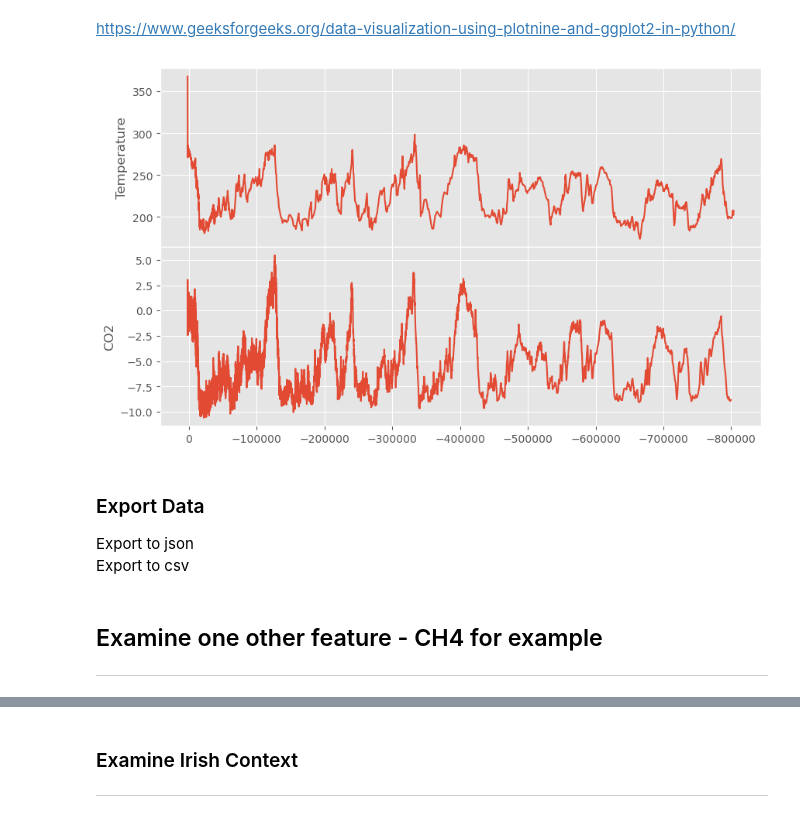
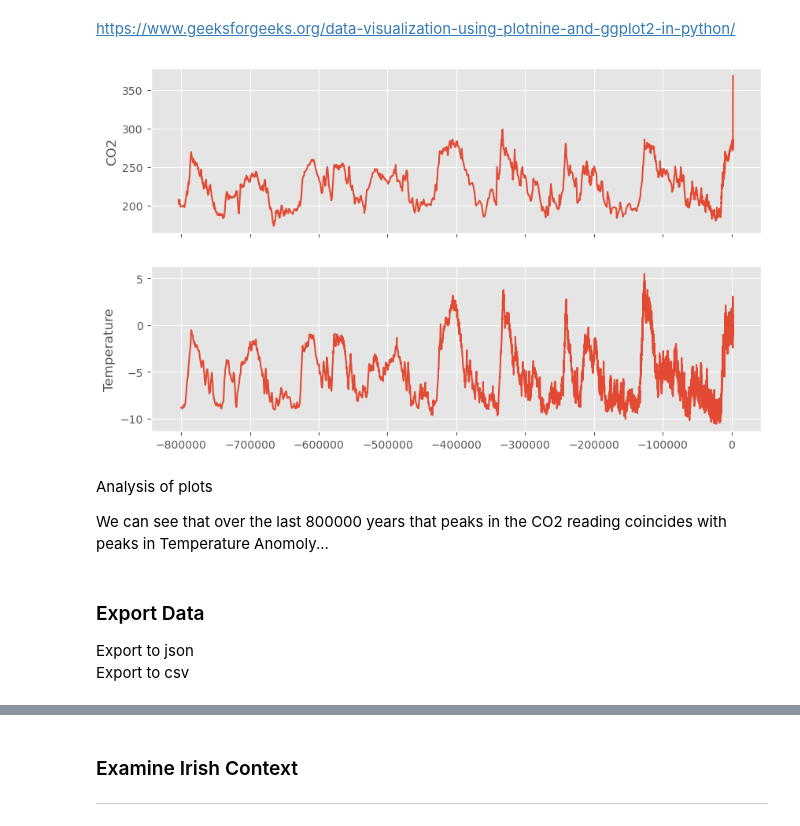
Before and after one commit to PeeBs68/prog_da_project2, a Jupyter notebook: project2.ipynb, the cells around one changed output, grey strips where cells are left out. Saved outputs shown, nothing was run; the diff lists cells and outputs as text; code cells hidden in the pictures.

```diff
--- a/project2.ipynb
+++ b/project2.ipynb
@@ -115,8 +159,7 @@ https://vlegalwaymayo.atu.ie/mod/url/view.php?id=874745
 https://www.ncei.noaa.gov/access/paleo-search/study/6080
 https://www.ncei.noaa.gov/pub/data/paleo/icecore/antarctica/epica_domec/edc3deuttemp2007.txt
 # %%
-new_temp_col_names = ["bag", "ztop", 'age', 'Deot', 'Temp']
-new_temp_df = pd.read_csv("https://www.ncei.noaa.gov/pub/data/paleo/icecore/antarctica/epica_domec/edc3deuttemp2007.txt", skiprows = 92, delim_whitespace=True, names=new_temp_col_names)
+# Read in the data from NOAA source - https://www.ncei.noaa.gov/pub/data/paleo/icecore/antarctica/epica_domec/edc3deuttemp2007.txt
 
-# To specify certain columns...https://stackoverflow.com/questions/33655127/how-to-read-certain-columns-from-excel-using-pandas-python
-#df = pd.read_excel(file_location,sheet_name='Sheet1', usecols="A,C,F")
+temp1_col_names = ["bag", "ztop", 'age', 'Deot', 'Temp']
+temp1_df = pd.read_csv("https://www.ncei.noaa.gov/pub/data/paleo/icecore/antarctica/epica_domec/edc3deuttemp2007.txt", skiprows = 92, delim_whitespace=True, names=temp1_col_names)
@@ -139,6 +182,8 @@ new_temp_df
 # %% [markdown]
 Column 5: Temperature estimate (temperature difference from the average of the last 1000 years)
 # %%
-new_temp_df2 = 1950-new_temp_df['age']
-new_temp_df['date'] = new_temp_df2
-new_temp_df['date'] = new_temp_df['date'].astype(int)
+# Clean up the date and headings
+
+new_temp_df2 = 1950-temp1_df['age']
+temp1_df['date'] = new_temp_df2
+temp1_df['date'] = temp1_df['date'].astype(int)
@@ -167,26 +233,29 @@ fig.subplots_adjust(hspace=0) '''
 # %% [markdown]
 https://www.geeksforgeeks.org/data-visualization-using-plotnine-and-ggplot2-in-python/
 # %%
+# Plot CO2 v Temperature Anomoly
+
+#ncei_df.iloc[::-1]
+#new_temp_df.iloc[::-1]
+
 plt.style.use('ggplot')
 fig, ax = plt.subplots(2,sharex=True,figsize=(10,6))
 ax[0].plot(ncei_df['date'],ncei_df['CO2'])
-ax[0].set_ylabel(r'Temperature')
-plt.gca().invert_xaxis()
+ax[0].set_ylabel(r'CO2')
+#plt.gca().invert_xaxis()
 
-ax[1].plot(new_temp_df['date'],new_temp_df['Temp'])
-ax[1].set_ylabel(r'CO2')
-ax[0].set_xlabel('1000 years before present')
-fig.subplots_adjust(hspace=0)
+ax[1].plot(temp1_df['date'],temp1_df['Temp'])
+ax[1].set_ylabel(r'Temperature');
+#ax[0].set_xlabel('Temp Anomoly')
+#fig.subplots_adjust(hspace=0)
 # %% [output]
-[figure, old version]
+[figure, new version]
+# %% [markdown]
+Analysis of plots
+
+We can see that over the last 800000 years that peaks in the CO2 reading coincides with peaks in Temperature Anomoly...
 # %% [markdown]
 ### Export Data
 
 Export to json
 Export to csv
-# %% [markdown]
-## Examine one other feature - CH4 for example
-
-
-
----
```
Also changed, not shown: parts of 22 cells of this notebook.
